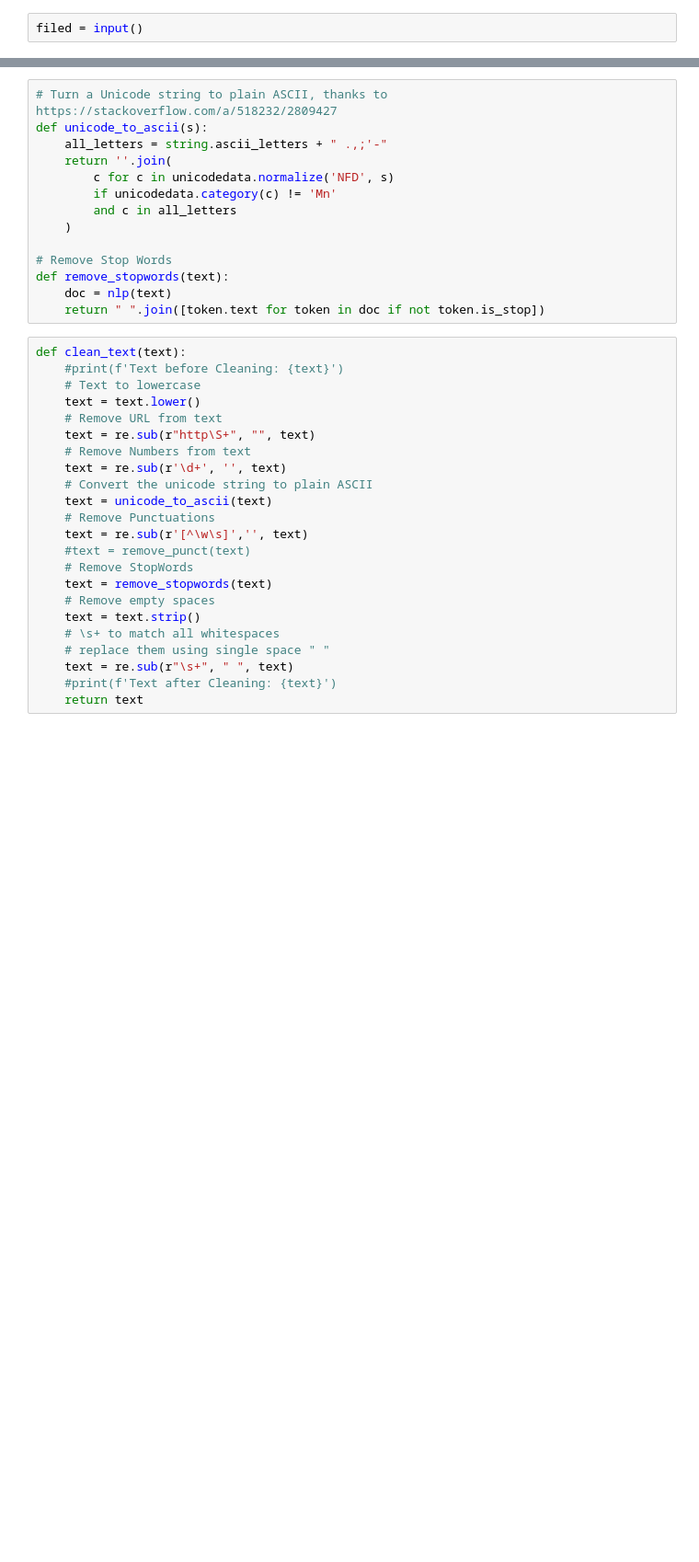
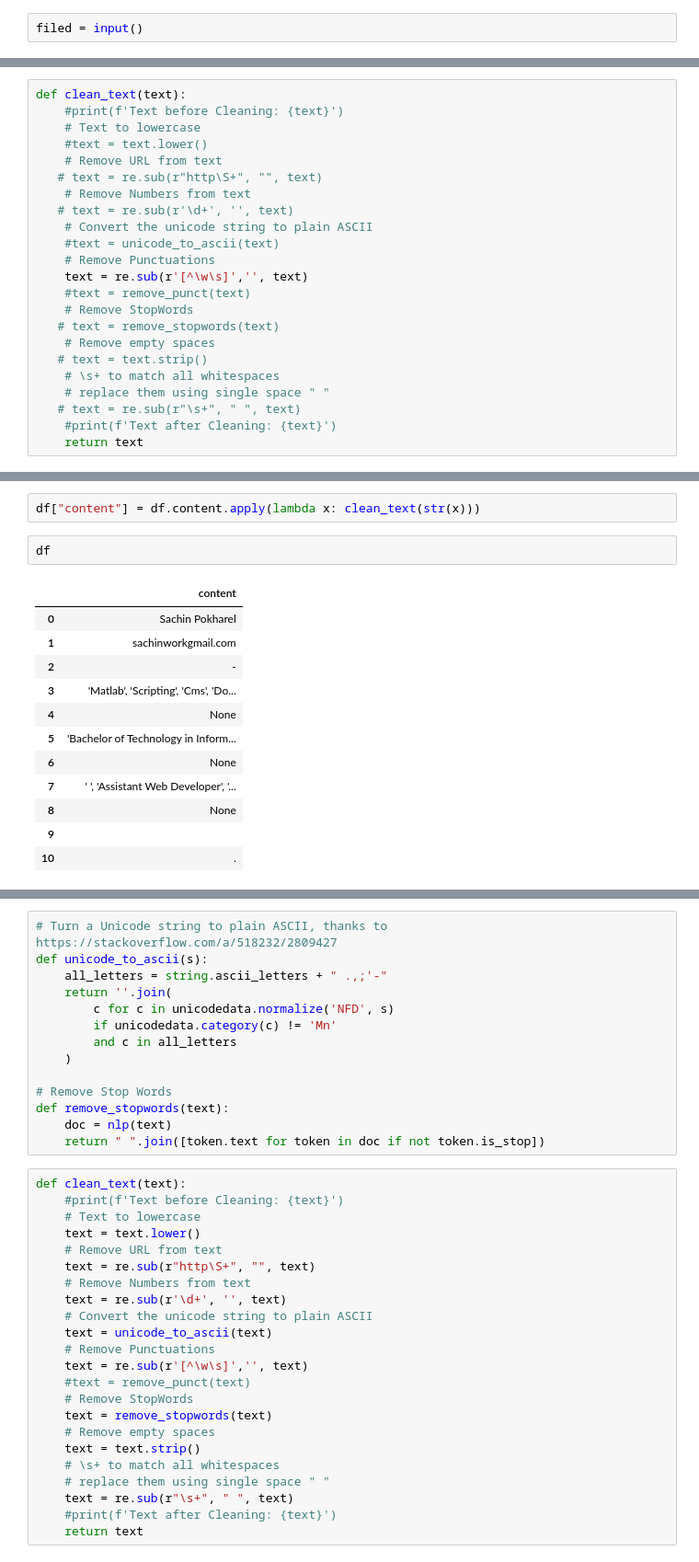
Before and after one commit to p-sachin/Resume_Screening_Project, a Jupyter notebook: resumeparser.ipynb, the cells around one changed output, grey strips where cells are left out. Shown: that part at 92% size. Cells and saved outputs as stored; diff of their text form; blank space fills up the shorter version.

```diff
--- a/resumeparser.ipynb
+++ b/resumeparser.ipynb
@@ -53,0 +67,23 @@ data = str(data)
+# %%
+def clean_text(text):
+    #print(f'Text before Cleaning: {text}')
+    # Text to lowercase
+    #text = text.lower()
+    # Remove URL from text
+   # text = re.sub(r"http\S+", "", text)
+    # Remove Numbers from text
+   # text = re.sub(r'\d+', '', text)
+    # Convert the unicode string to plain ASCII
+    #text = unicode_to_ascii(text)
+    # Remove Punctuations
+    text = re.sub(r'[^\w\s]','', text)
+    #text = remove_punct(text)
+    # Remove StopWords
+   # text = remove_stopwords(text)
+    # Remove empty spaces
+   # text = text.strip()
+    # \s+ to match all whitespaces
+    # replace them using single space " "
+   # text = re.sub(r"\s+", " ", text)
+    #print(f'Text after Cleaning: {text}')
+    return text
@@ -53,0 +111,17 @@ data = str(data)
+# %%
+df["content"] = df.content.apply(lambda x: clean_text(str(x)))
+# %%
+df
+# %% [output]
+|  | content |
+| 0 | Sachin Pokharel |
+| 1 | sachinworkgmail.com |
+| 2 | - |
+| 3 | 'Matlab', 'Scripting', 'Cms', 'Do... |
+| 4 | None |
+| 5 | 'Bachelor of Technology in Inform... |
+| 6 | None |
+| 7 | ' ', 'Assistant Web Developer', '... |
+| 8 | None |
+| 9 |  |
+| 10 | . |
```
Also changed, not shown: parts of 10 cells of this notebook, 14 other files.
